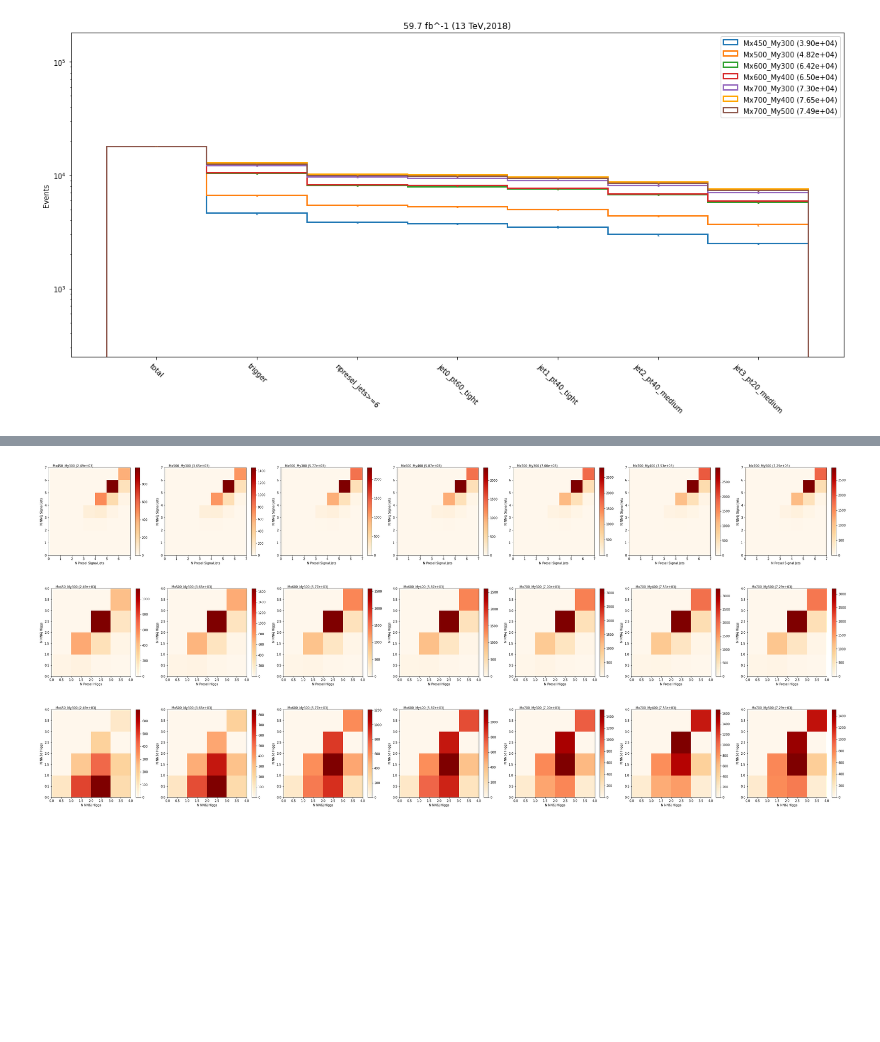
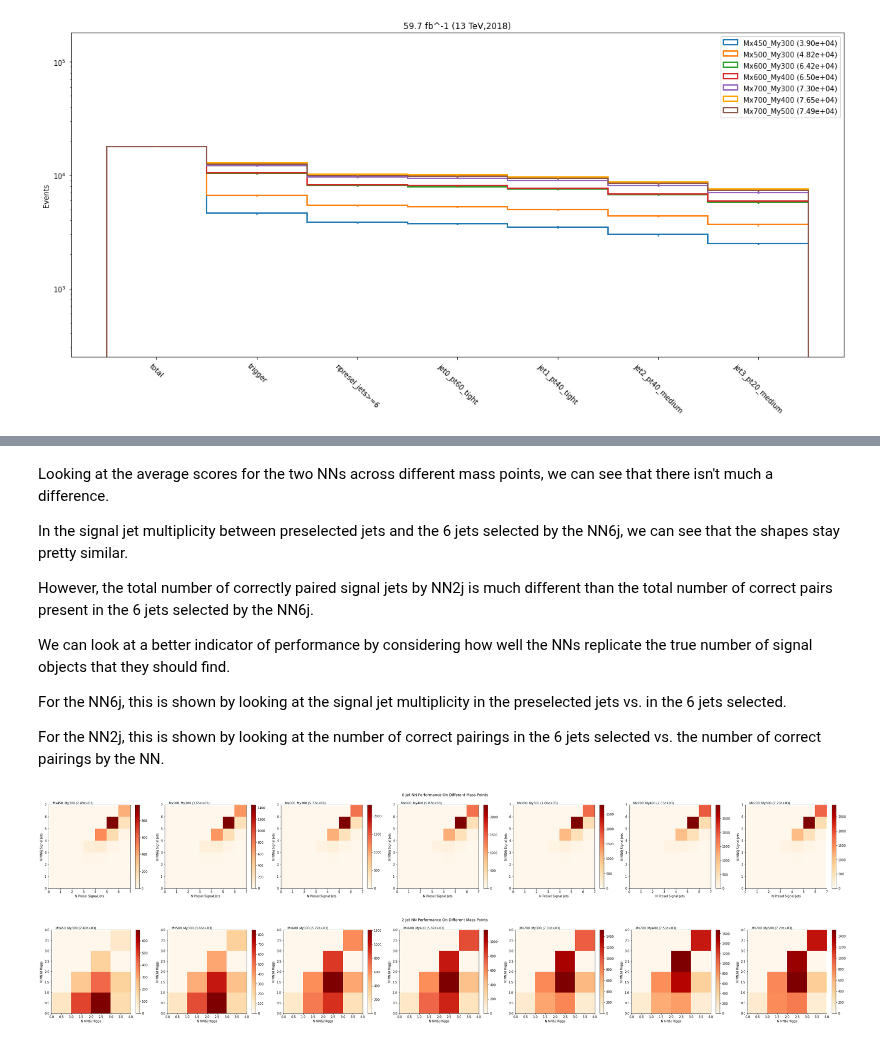
Before and after one commit to ekoenig4/analysis, a Jupyter notebook: jupyter/model_study.ipynb, the cells around one changed output, grey strips where cells are left out. Drawn from its saved outputs; the diff is of its cells as text; code cells hidden in the pictures; blank space fills up the shorter version.

```diff
--- a/jupyter/model_study.ipynb
+++ b/jupyter/model_study.ipynb
@@ -23,6 +27,5 @@ import timeit
 sys.path.append( git.Repo('.', search_parent_directories=True).working_tree_dir )
 from utils import *
 # %%
-signal_points = [ Tree(fn) for fn in fc.sr.NMSSM_List ]
-bkg_tree = Tree( fc.sr.QCD_B_List+[fc.sr.TTJets])
+treeiter = TreeIter([ Tree(fn) for fn in fc.sr.NMSSM_List ])
 # %%
@@ -40,20 +43,22 @@ def count_all_higgs(jet_signalId):
     nhiggs = 1*has_hx + 1*has_h1y + 1*has_h2y
     return nhiggs
 # %%
-for tree in signal_points:
-    tree.extend(
-        nfound_nn_all_h = count_all_higgs(tree.nn_jet_signalId),
-        nfound_t6_all_h = count_all_higgs(tree.t6_jet_signalId)
-    )
+treeiter.extend(kwargs=lambda tree: dict(
+    nfound_nn_all_h=count_all_higgs(tree.nn_jet_signalId),
+    nfound_t6_all_h=count_all_higgs(tree.t6_jet_signalId)
+))
 
-    tree.extend(
-        nn_6j_eff=safe_divide(tree.nfound_nn,tree.nfound_presel,default=1),
-        nn_3d_eff=safe_divide(tree.nfound_nn_h,tree.nfound_nn_all_h,default=1),
-        nn_invm0_eff=safe_divide(tree.nn_invm0,tree.gen_X_m,default=1),
-        nn_invm0_diff=tree.gen_X_m-tree.nn_invm0,
+treeiter.extend(kwargs=lambda tree: dict(
+    nn_6j_eff=safe_divide(tree.nfound_nn, tree.nfound_presel, default=1),
+    nn_3d_eff=safe_divide(tree.nfound_nn_h, tree.nfound_nn_all_h, default=1),
+    nn_2j_avg=ak.mean(tree.nn_higgs_2j_score,axis=-1),
+    nn_2j_min=ak.min(tree.nn_higgs_2j_score,axis=-1),
+    nn_2j_max=ak.max(tree.nn_higgs_2j_score,axis=-1),
+    nn_invm0_eff=safe_divide(tree.nn_invm0, tree.gen_X_m, default=1),
+    nn_invm0_diff=tree.gen_X_m-tree.nn_invm0,
 
-        t6_eff=safe_divide(tree.nfound_t6,tree.nfound_presel,default=1),
-        d_hhh_eff=safe_divide(tree.nfound_t6_h,tree.nfound_t6_all_h,default=1),
-        t6_invm0_eff=safe_divide(tree.t6_invm0,tree.gen_X_m,default=1),
-        t6_invm0_diff=tree.gen_X_m-tree.t6_invm0,
-    )
+    t6_eff=safe_divide(tree.nfound_t6, tree.nfound_presel, default=1),
+    d_hhh_eff=safe_divide(tree.nfound_t6_h, tree.nfound_t6_all_h, default=1),
+    t6_invm0_eff=safe_divide(tree.t6_invm0, tree.gen_X_m, default=1),
+    t6_invm0_diff=tree.gen_X_m-tree.t6_invm0,
+))
@@ -116,8 +191,19 @@ study.quick(signal_points, varlist=["nfound_presel", "nfound_nn",
+# %% [markdown]
+Looking at the average scores for the two NNs across different mass points, we can see that there isn't much a difference.
+
+In the signal jet multiplicity between preselected jets and the 6 jets selected by the NN6j, we can see that the shapes stay pretty similar.
+
+However, the total number of correctly paired signal jets by NN2j is much different than the total number of correct pairs present in the 6 jets selected by the NN6j.
+
+We can look at a better indicator of performance by considering how well the NNs replicate the true number of signal objects that they should find.
+
+For the NN6j, this is shown by looking at the signal jet multiplicity in the preselected jets vs. in the 6 jets selected.
+
+For the NN2j, this is shown by looking at the number of correct pairings in the 6 jets selected vs. the number of correct pairings by the NN.
 # %%
-study.quick2d(signal_points,varlist=["nfound_presel","nfound_nn"],dim=(1,7),cmap='OrRd')
-study.quick2d(signal_points,varlist=["nfound_presel_h","nfound_nn_all_h"],dim=(1,7),cmap='OrRd')
-study.quick2d(signal_points,varlist=["nfound_nn_all_h","nfound_nn_h"],dim=(1,7),cmap='OrRd')
+study.quick2d(treeiter,varlist=["nfound_presel","nfound_nn"],dim=(1,7),cmap='OrRd',title="6 Jet NN Performance On Different Mass Points",scale=False)
+# study.quick2d(treeiter,varlist=["nfound_presel_h","nfound_nn_all_h"],dim=(1,7),cmap='OrRd')
+study.quick2d(treeiter,varlist=["nfound_nn_all_h","nfound_nn_h"],dim=(1,7),cmap='OrRd',title="2 Jet NN Performance On Different Mass Points",scale=False)
 # %% [output]
-[figure, old version]
+[figure, new version]
-[figure, old version]
+[figure, new version]
-[figure, removed]
```
Also changed, not shown: parts of 27 cells of this notebook, 2 other files.
